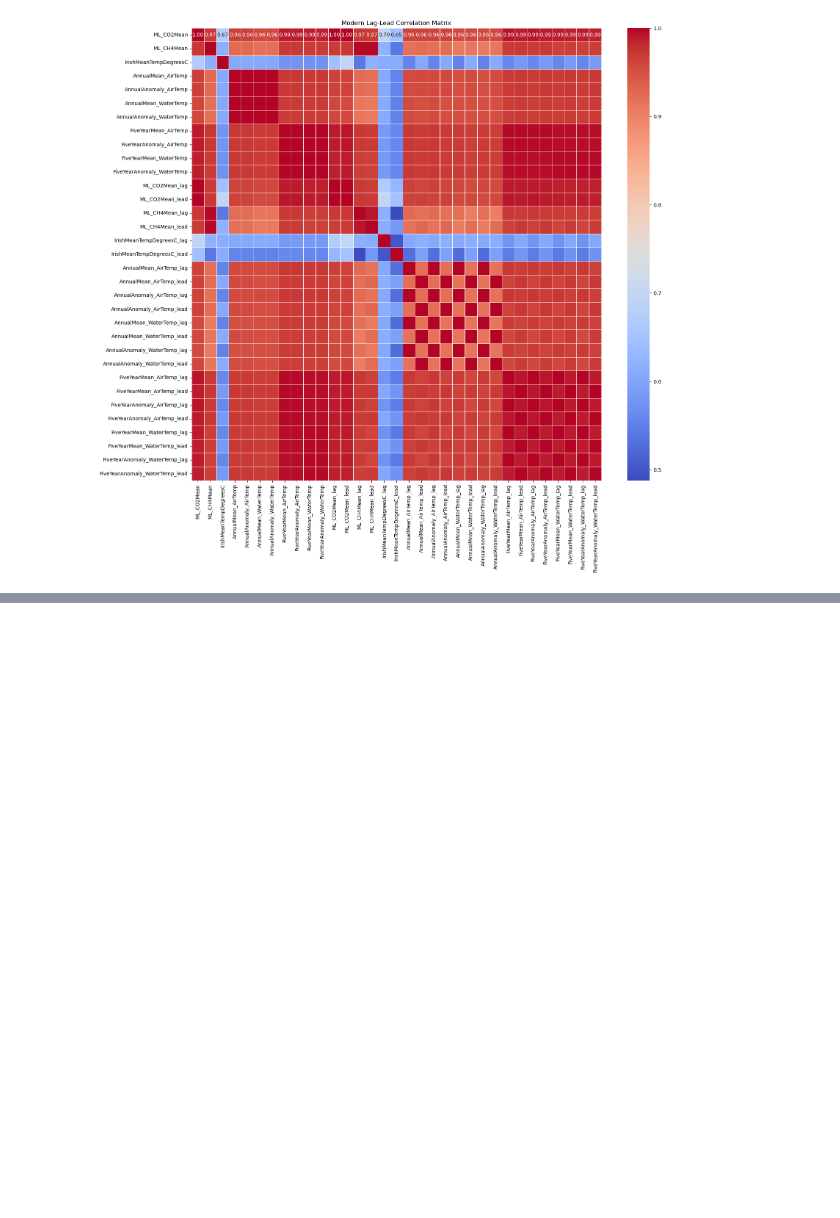
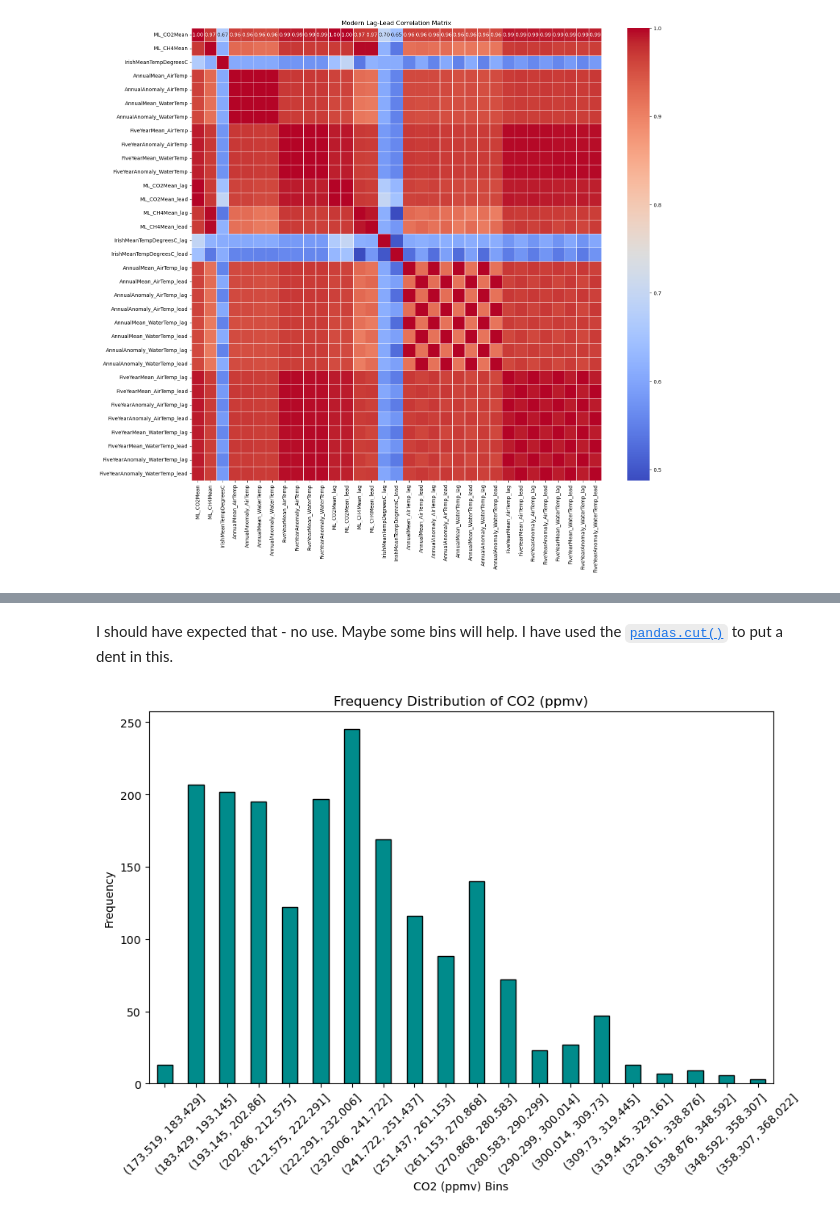
Before and after one commit to turps-pc90/PfDA_ClimateProject, a Jupyter notebook: project.ipynb, the cells around one changed output, grey strips where cells are left out. Saved outputs shown, nothing was run; the diff lists cells and outputs as text; code cells hidden in the pictures; blank space fills up the shorter version.

```diff
--- a/project.ipynb
+++ b/project.ipynb
@@ -1328,0 +1346,22 @@ The CO2 and CH4 records show a strong correlation with the global mean temperatu
+# %% [markdown]
+I should have expected that - no use. Maybe some bins will help. I have used the [`pandas.cut()`](https://pandas.pydata.org/docs/reference/api/pandas.cut.html) to put a dent in this.
+# %%
+# Specify the number of bins
+num_bins = 20
+
+# Create bins using pd.cut
+co2_bins = pd.cut(composite['CO2 (ppmv)'], bins=num_bins)
+
+# Get the frequency distribution of bins
+co2_bin_frequency = co2_bins.value_counts()
+
+# Plotting the frequency distribution
+plt.figure(figsize=(10, 6))
+co2_bin_frequency.sort_index().plot(kind='bar', color='darkcyan', edgecolor='black')
+plt.title('Frequency Distribution of CO2 (ppmv)')
+plt.xlabel('CO2 (ppmv) Bins')
+plt.ylabel('Frequency')
+plt.xticks(rotation=45)
+plt.show()
+# %% [output]
+[figure, added]
```
Also changed, not shown: parts of 58 cells of this notebook.
